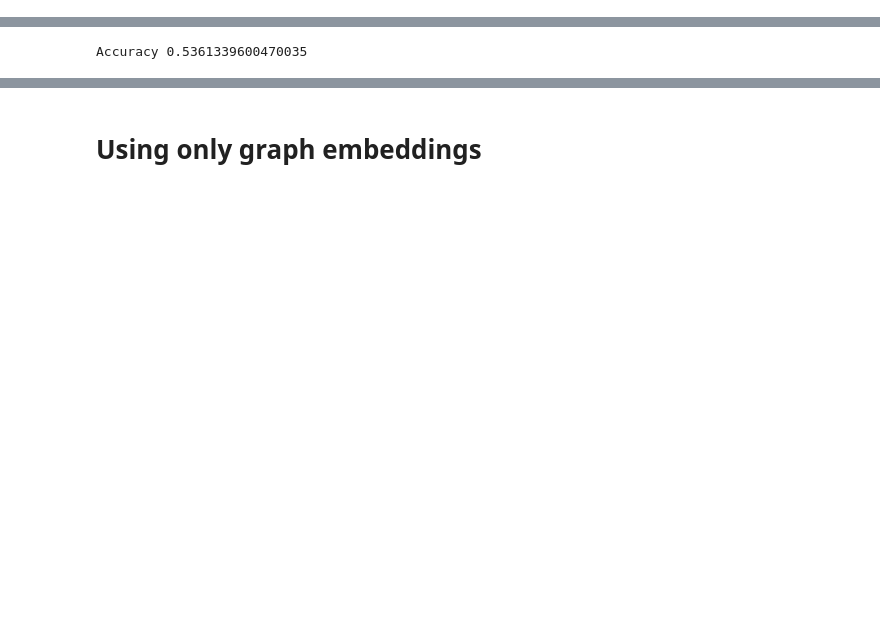
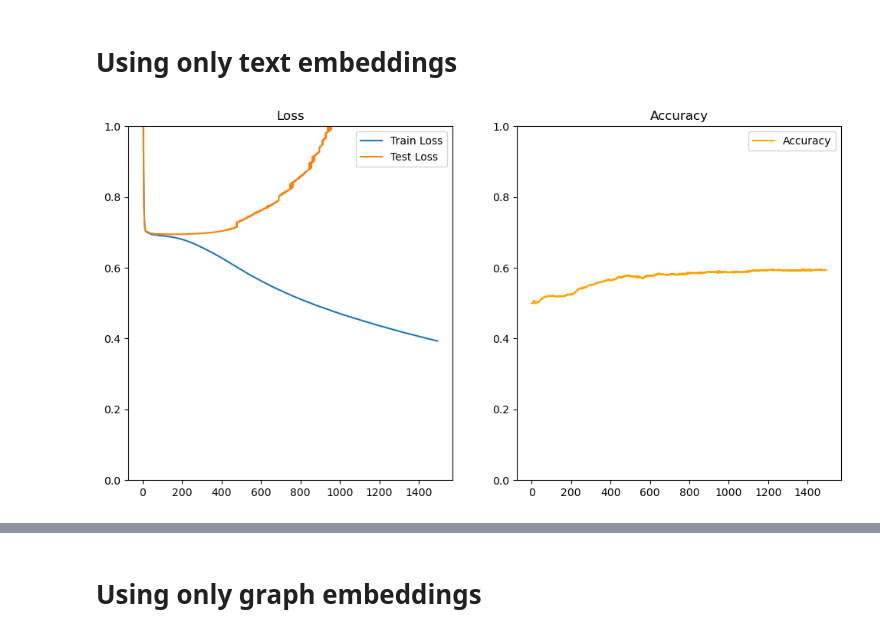
Before and after one commit to ArtemCh101/hse-sna-project, a Jupyter notebook: notebooks/gat.ipynb, the cells around one changed output, grey strips where cells are left out. Cells and saved outputs as stored; diff of their text form; code cells hidden in the pictures; blank space fills up the shorter version.

```diff
--- a/notebooks/gat.ipynb
+++ b/notebooks/gat.ipynb
@@ -104,3 +98,5 @@ def train_loop(model, optimizer, n_epochs, feature):
             plt.show()
 
             print(f'Epoch {e}, Training Loss: {train_loss.item()}, Test Loss: {test_loss.item()}, Accuracy: {accuracy:.4f}')
+# %% [markdown]
+# Using only text embeddings
@@ -107,8 +115,10 @@ def train_loop(model, optimizer, n_epochs, feature):
 # %%
 from gat import GraphSAGE
+from itertools import chain
 
 text_based = GraphSAGE(50, 128)
-optimizer = torch.optim.Adam(text_based.parameters(), lr=0.001)
+optimizer = torch.optim.Adam(chain(text_based.parameters(), G.ndata['word_embs']), lr=0.001)
 # %%
-train_loop(text_based, optimizer, 100, 'word_embs')
+train_loop(text_based, optimizer, 1500, 'word_embs')
 # %% [output]
+[figure, added]
@@ -116,6 +126,8 @@ NameError: name 'text_based' is not defined
 # %%
-logits = text_based(G, G.ndata['word_embs'].float())
-pred = torch.sigmoid((logits[val_u] * logits[val_v]).sum(dim=1))
-print('Accuracy', ((pred >= 0.5) == val_label).sum().item() / len(pred))
+from sklearn.metrics import classification_report
+
+def evaluate(model, feature):
+    logits = model(G, G.ndata[feature].float())
+    pred = torch.sigmoid((logits[val_u] * logits[val_v]).sum(dim=1))
+    pred = (pred >= 0.5)
+    print(classification_report(val_label, pred))
-# %% [output]
-Accuracy 0.5361339600470035
```
Also changed, not shown: parts of 42 cells of this notebook, 3 other files.
